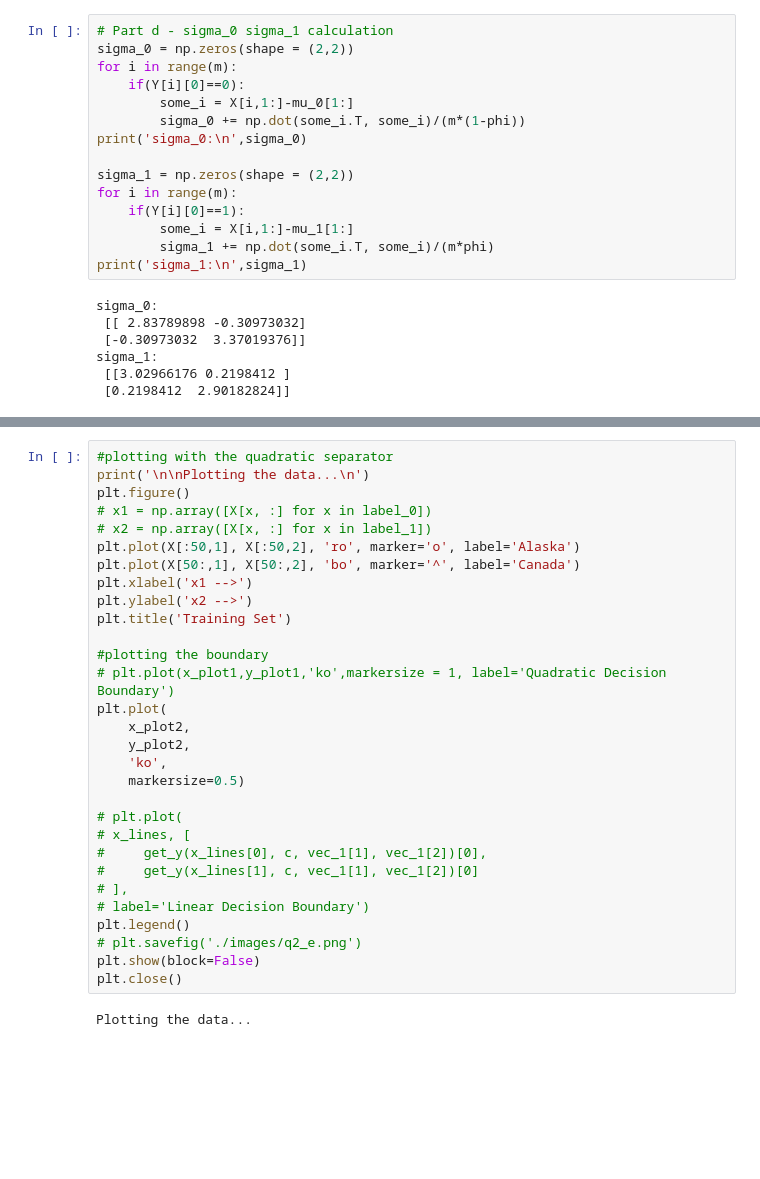
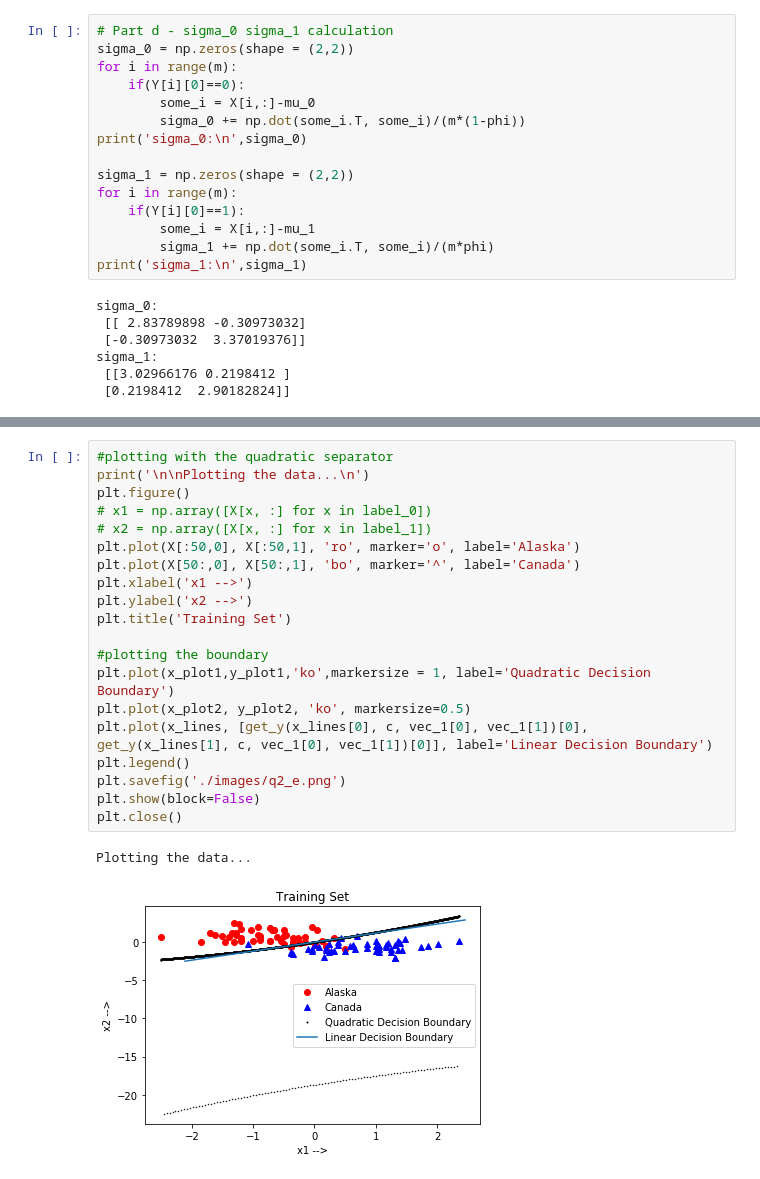
Before and after one commit to karan469/Machine-Learning-COL774, a Jupyter notebook: q4/q4.ipynb, the cells around one changed output, grey strips where cells are left out. Drawn from its saved outputs; the diff is of its cells as text; blank space fills up the shorter version.

```diff
--- a/q4/q4.ipynb
+++ b/q4/q4.ipynb
@@ -180,14 +177,14 @@ plt.close()
 sigma_0 = np.zeros(shape = (2,2))
 for i in range(m):
     if(Y[i][0]==0):
-        some_i = X[i,1:]-mu_0[1:]
+        some_i = X[i,:]-mu_0
         sigma_0 += np.dot(some_i.T, some_i)/(m*(1-phi))
 print('sigma_0:\n',sigma_0)
 
 sigma_1 = np.zeros(shape = (2,2))
 for i in range(m):
     if(Y[i][0]==1):
-        some_i = X[i,1:]-mu_1[1:]
+        some_i = X[i,:]-mu_1
         sigma_1 += np.dot(some_i.T, some_i)/(m*phi)
 print('sigma_1:\n',sigma_1)
 # %% [output]
@@ -221,32 +216,23 @@ for i in range(num_points):
 # %%
 #plotting with the quadratic separator
 print('\n\nPlotting the data...\n')
 plt.figure()
 # x1 = np.array([X[x, :] for x in label_0])
 # x2 = np.array([X[x, :] for x in label_1])
-plt.plot(X[:50,1], X[:50,2], 'ro', marker='o', label='Alaska')
-plt.plot(X[50:,1], X[50:,2], 'bo', marker='^', label='Canada')
+plt.plot(X[:50,0], X[:50,1], 'ro', marker='o', label='Alaska')
+plt.plot(X[50:,0], X[50:,1], 'bo', marker='^', label='Canada')
 plt.xlabel('x1 -->')
 plt.ylabel('x2 -->')
 plt.title('Training Set')
 
 #plotting the boundary
-# plt.plot(x_plot1,y_plot1,'ko',markersize = 1, label='Quadratic Decision Boundary')
-plt.plot(
-    x_plot2,
-    y_plot2,
-    'ko',
-    markersize=0.5)
-
-# plt.plot(
-# x_lines, [
-#     get_y(x_lines[0], c, vec_1[1], vec_1[2])[0],
-#     get_y(x_lines[1], c, vec_1[1], vec_1[2])[0]
-# ],
-# label='Linear Decision Boundary')
+plt.plot(x_plot1,y_plot1,'ko',markersize = 1, label='Quadratic Decision Boundary')
+plt.plot(x_plot2, y_plot2, 'ko', markersize=0.5)
+plt.plot(x_lines, [get_y(x_lines[0], c, vec_1[0], vec_1[1])[0], get_y(x_lines[1], c, vec_1[0], vec_1[1])[0]], label='Linear Decision Boundary')
 plt.legend()
-# plt.savefig('./images/q2_e.png')
+plt.savefig('./images/q2_e.png')
 plt.show(block=False)
 plt.close()
 # %% [output]
 Plotting the data...
+[figure, added]
```
Also changed, not shown: parts of 7 cells of this notebook, 2 other files.
